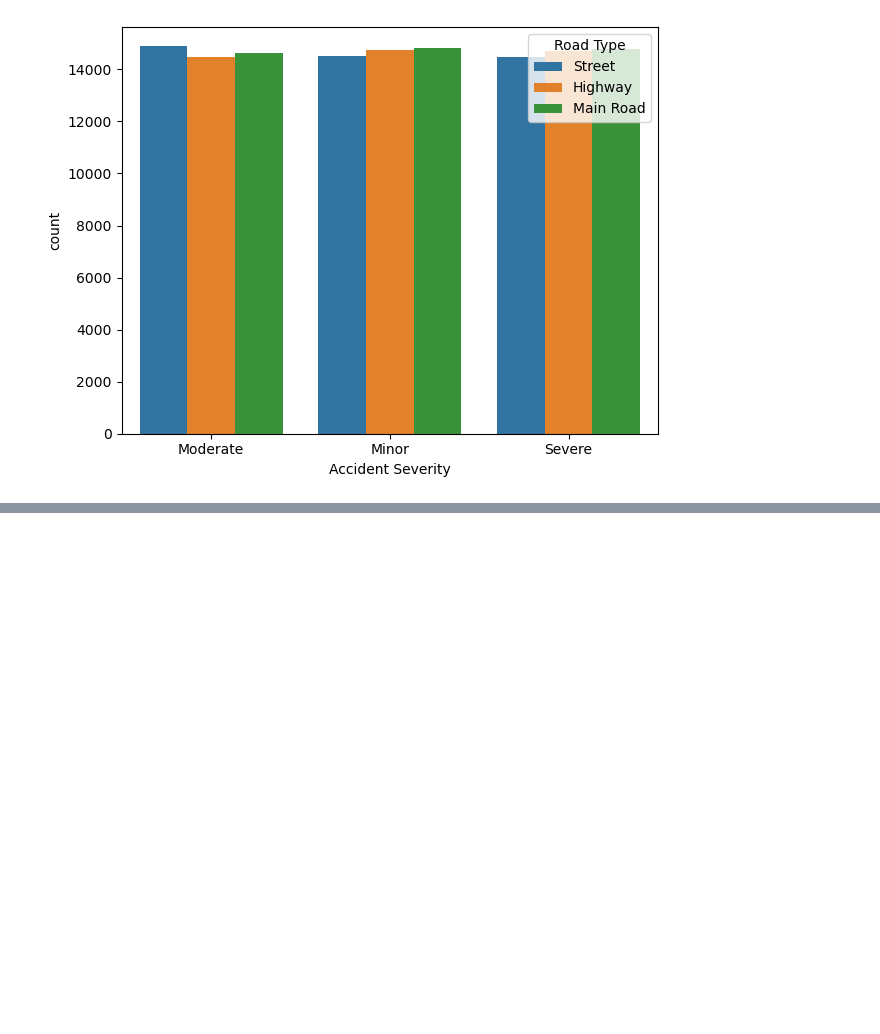
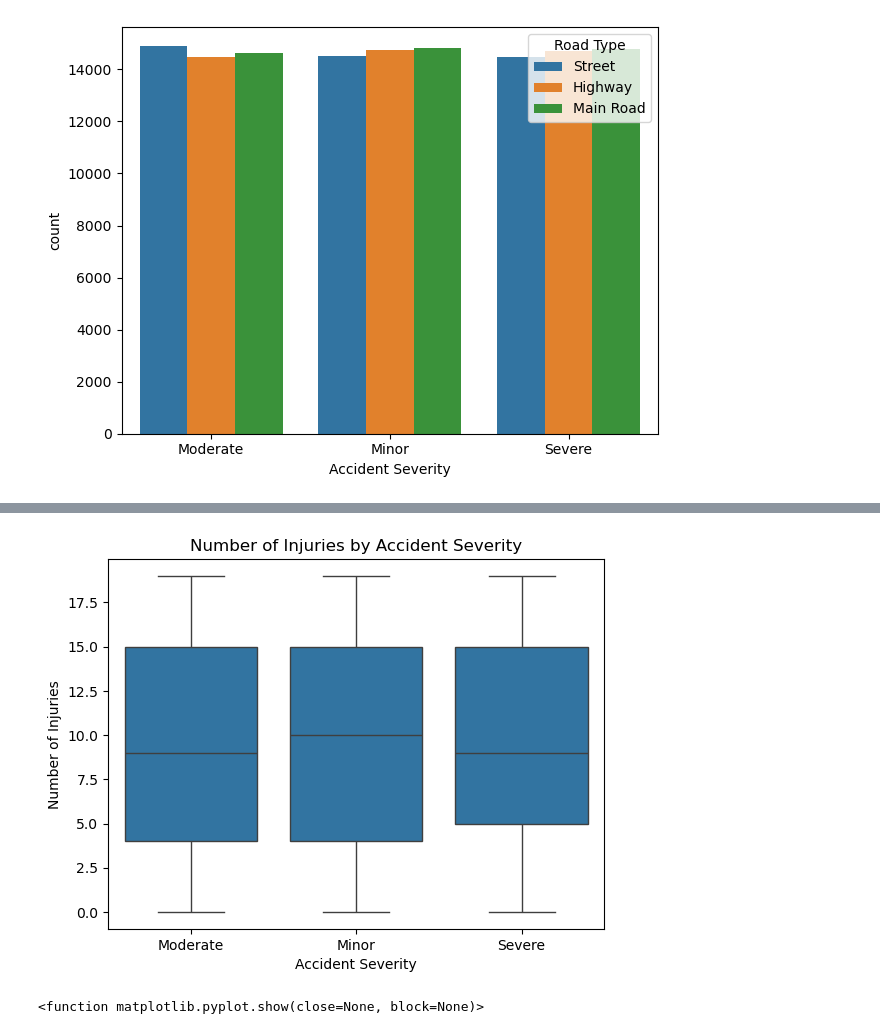
Before and after one commit to VictorAbhi/ml_learning, a Jupyter notebook: ml/python_libraries_for_data_science/road_accident.ipynb, the cells around one changed output, grey strips where cells are left out. Saved outputs shown, nothing was run; the diff lists cells and outputs as text; code cells hidden in the pictures; blank space fills up the shorter version.

```diff
--- a/ml/python_libraries_for_data_science/road_accident.ipynb
+++ b/ml/python_libraries_for_data_science/road_accident.ipynb
@@ -146,0 +220,11 @@ plt.show()
+# %%
+plt.title('Number of Injuries by Accident Severity')
+sns.boxplot(df, x='Accident Severity', y='Number of Injuries')
+plt.show()
+
+plt.title('Number of Fatalities by Accident Severity')
+sns.boxplot(df, x='Accident Severity', y='Number of Fatalities')
+plt.show
+# %% [output]
+[figure, added]
+<function matplotlib.pyplot.show(close=None, block=None)>
```
Also changed, not shown: parts of 9 cells of this notebook, 4 other files.
